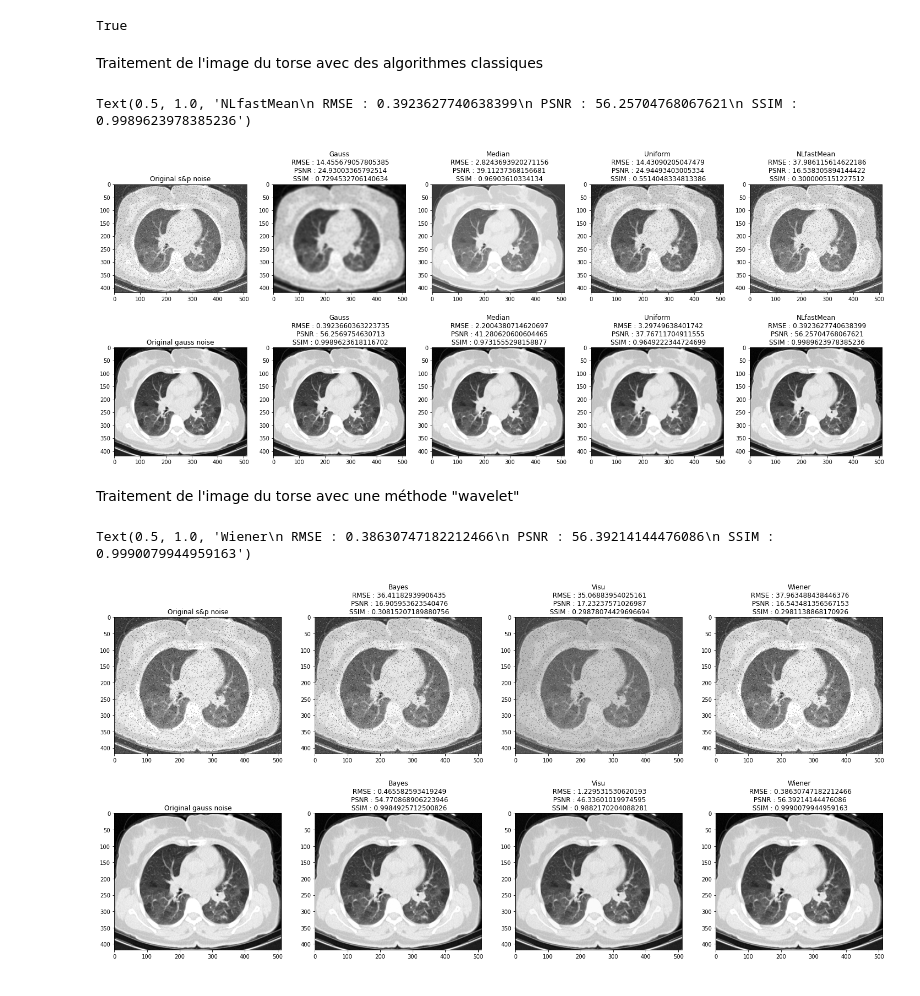
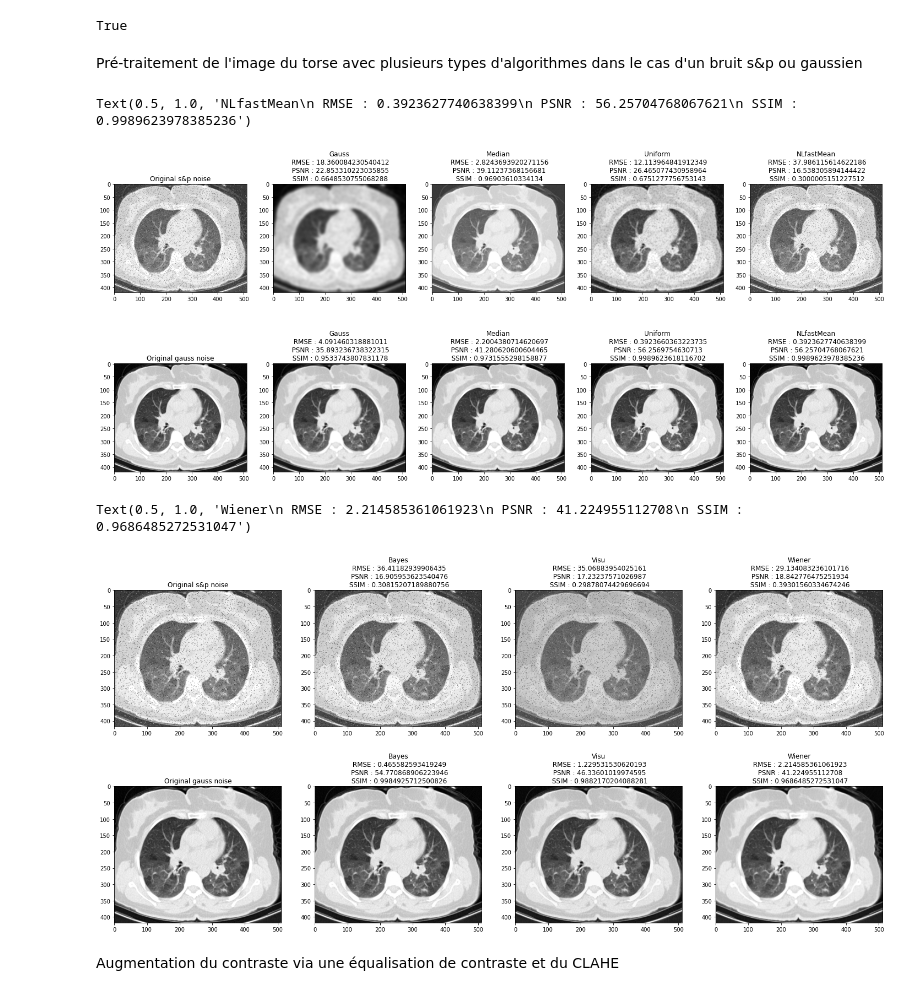
Before and after one commit to MulArt/Medical_Imaging, a Jupyter notebook: Pretraitement.ipynb, the cells around one changed output. Saved outputs shown, nothing was run; the diff lists cells and outputs as text; code cells hidden in the pictures.

```diff
--- a/Pretraitement.ipynb
+++ b/Pretraitement.ipynb
@@ -103,21 +103,21 @@ cv2.imwrite('Crane_s&p.png',
             add_noise(img))
 # %% [output]
 True
-# %% [markdown]
-Traitement de l'image du torse avec des algorithmes classiques
+# %% [markdown]
+Pré-traitement de l'image du torse avec plusieurs types d'algorithmes dans le cas d'un bruit s&p ou gaussien
 # %%
 from skimage import io, img_as_ubyte
 import matplotlib.pyplot as plt
 import numpy as np
 from scipy import ndimage
-from scipy.signal import convolve2d
+from scipy.signal import convolve2d, wiener
 import math
 from skimage.metrics import structural_similarity as ssim
 from skimage.metrics import peak_signal_noise_ratio as PSNR
 from skimage.restoration import denoise_wavelet, denoise_nl_means, estimate_sigma
 import cv2
 
-# Fonction pour le calcul du roor mean square ratio (RMSE)
+# Fonction pour le calcul du root mean square ratio (RMSE)
 def RMSE(imageA, imageB):
     diffrnce = np.subtract(imageA, imageB)
     sqre_err = np.square(diffrnce)
@@ -125,41 +125,41 @@ def RMSE(imageA, imageB):
     root_meansqre_err = math.sqrt(rslt_meansqre_err)
     return root_meansqre_err
 
-# On ouvre l'image du torse avec de bruit s&p
+# Ouverture de l'image du torse avec de bruit s&p
 img1 = cv2.imread("Torse_s&p.png", 0)
 img1 = img1.astype(float)
-#img1=img1/255
 
-# On ouvre l'image du torse avec de bruit gaussien
+# Ouverture de l'image du torse avec de bruit gaussien
 img2 = cv2.imread("Torse_gaussian.png", 0)
 img2 = img2.astype(float)
-#img2=img2/
 
-# On ouvre l'image original
+# Ouverture de l'image original
 original=cv2.imread("Torse.png", 0)
-#original=original/255
 
-# On estime le bruit de l'image
+# Estimation du bruit de l'image
 noise1 = estimate_sigma(img1)
 noise2 = estimate_sigma(img2)
 
-#
-uniform_filtered_img1 = ndimage.uniform_filter(img1, size=3)
-uniform_filtered_img2 = ndimage.uniform_filter(img2, size=3)
+# Application d'un filtre uniforme
+uniform_filtered_img1 = ndimage.uniform_filter(img1, size=5)
+uniform_filtered_img2 = ndimage.uniform_filter(img2, size=1)
 
-#
-blurred_img1 = ndimage.gaussian_filter(img1, sigma=3)
-blurred_img2 = ndimage.gaussian_filter(img2, sigma=0.1)
+# Application d'un filtre gaussien
+# Le filtre gaussian repose sur le principe de convolution avec une matrice de convolution avec des coefficents élevés vers le centre puis qui diminue en s'écartant.
+blurred_img1 = ndimage.gaussian_filter(img1, sigma=noise1)
+blurred_img2 = ndimage.gaussian_filter(img2, sigma=noise2)
 
+# Application d'un filtre médian
 # Fonctionnement filtre médian : Remplace l'entrée par la valeur médiane de ces voisins (window : généralement 3)
 median_img1 = ndimage.median_filter(img1, 3)
 median_img2 = ndimage.median_filter(img2, 3)
 
+# Application d'un filtre moyen non local
 # Fonction filtre nl_means : Prend le moyenne de l'ensemnle des patchs de l'image, puis les pondère en fonction de la ressemblance avec le pixel cible
 dst1 = denoise_nl_means(img1, patch_size=7)
 dst2 = denoise_nl_means(img2, patch_size=7)
 
-#On calcule le RMSE pour l'ensemble des images filtrées
+# Calcul du RMSE pour l'ensemble des images filtrées
 RMSE_gauss1=RMSE(original, blurred_img1)
 RMSE_gauss2=RMSE(original, blurred_img2)
 RMSE_med1=RMSE(original, median_img1)
@@ -169,7 +169,7 @@ RMSE_uni2=RMSE(original, uniform_filtered_img2)
 RMSE_dst1=RMSE(original, dst1)
 RMSE_dst2=RMSE(original, dst2)
 
-# On calcule le "structural similarity index measure" (SSIM) pour l'ensemble des images filtrées
+# Calcul du "structural similarity index measure" (SSIM) pour l'ensemble des images filtrées
 ssim_gauss1=ssim(original,blurred_img1)
 ssim_gauss2=ssim(original,blurred_img2)
 ssim_med1=ssim(original,median_img1)
@@ -179,9 +179,9 @@ ssim_uni2=ssim(original,uniform_filtered_img2)
 ssim_dst1=ssim(original,dst1)
 ssim_dst2=ssim(original,dst2)
 
-# On affiche l'ensemble des images avec les métriques
+# Affichage de l'ensemble des images avec les métriques
 fig = plt.figure()
-fig.set_figheight(10)
+fig.set_figheight(11)
 fig.set_figwidth(25)
 
 fig.add_subplot(2,5,1)
@@ -198,36 +198,34 @@ plt.title("Median\n RMSE : {}\n PSNR : {}\n SSIM : {}".format(RMSE_med1,PSNR(ori
 
 fig.add_subplot(2,5,4)
 plt.imshow(uniform_filtered_img1, cmap='gray')
 plt.title("Uniform\n RMSE : {}\n PSNR : {}\n SSIM : {}".format(RMSE_uni1,PSNR(original,uniform_filtered_img1),ssim_uni1))
 
 fig.add_subplot(2,5,5)
 plt.imshow(dst1, cmap='gray')
 plt.title("NLfastMean\n RMSE : {}\n PSNR : {}\n SSIM : {}".format(RMSE_dst1,PSNR(original,dst1),ssim_dst1))
 
 fig.add_subplot(2,5,6)
 plt.imshow(img2, cmap='gray')
 plt.title('Original gauss noise')
 
 fig.add_subplot(2,5,7)
 plt.imshow(blurred_img2, cmap='gray')
 plt.title("Gauss\n RMSE : {}\n PSNR : {}\n SSIM : {}".format(RMSE_gauss2,PSNR(original,blurred_img2),ssim_gauss2))
 
 fig.add_subplot(2,5,8)
 plt.imshow(median_img2, cmap='gray')
 plt.title("Median\n RMSE : {}\n PSNR : {}\n SSIM : {}".format(RMSE_med2,PSNR(original,median_img2),ssim_med2))
 
 fig.add_subplot(2,5,9)
 plt.imshow(uniform_filtered_img2, cmap='gray')
 plt.title("Uniform\n RMSE : {}\n PSNR : {}\n SSIM : {}".format(RMSE_uni2,PSNR(original,uniform_filtered_img2),ssim_uni2))
 
 fig.add_subplot(2,5,10)
 plt.imshow(dst2, cmap='gray')
 plt.title("NLfastMean\n RMSE : {}\n PSNR : {}\n SSIM : {}".format(RMSE_dst2,PSNR(original,dst2),ssim_dst2))
 # %% [output]
 Text(0.5, 1.0, 'NLfastMean\n RMSE : 0.3923627740638399\n PSNR : 56.25704768067621\n SSIM : 0.9989623978385236')
-[figure, old version]
+[figure, new version]
-# %% [markdown]
-Traitement de l'image du torse avec une méthode "wavelet"
 # %%
 from skimage import io, img_as_ubyte
 import matplotlib.pyplot as plt
@@ -239,7 +237,7 @@ from skimage.metrics import structural_similarity as ssim
 from skimage.metrics import peak_signal_noise_ratio as PSNR
 from skimage.restoration import denoise_wavelet, denoise_nl_means
 
-# Fonction pour le calcul du roor mean square ratio (RMSE)
+# Fonction pour le calcul du root mean square ratio (RMSE)
 def RMSE(imageA, imageB):
     diffrnce = np.subtract(imageA, imageB)
     sqre_err = np.square(diffrnce)
@@ -247,32 +245,30 @@ def RMSE(imageA, imageB):
     root_meansqre_err = math.sqrt(rslt_meansqre_err)
     return root_meansqre_err
 
-# On ouvre l'image du torse avec de bruit s&p
+# Ouverture de l'image du torse avec de bruit s&p
 img1 = cv2.imread("Torse_s&p.png", 0)
 img1 = img1.astype(float)
-#img1=img1/255
 
-# On ouvre l'image du torse avec de bruit gaussien
+# Ouverture de l'image du torse avec de bruit gaussien
 img2 = cv2.imread("Torse_gaussian.png", 0)
 img2 = img2.astype(float)
-#img2=img2/255
 
-# On ouvre l'image du torse original
+# Ouverture de l'image du torse original
 original=cv2.imread("Torse.png", 0)
-#original=original/255
 
-
-# l'image est décomposé en ondelette, puis un seuil est appliqué pour éliminé les ondelette non désirées
+# Application d'un filtre basée sur les ondelettes
+# L'image est décomposé en ondelette avec chacun un coefficient associé, puis un seuil est appliqué pour éliminer les ondelette non désirées
 wavelet_bayes1 = denoise_wavelet(img1, wavelet='sym9', mode='soft', method='BayesShrink')
 wavelet_bayes2 = denoise_wavelet(img2, wavelet='sym9', mode='soft', method='BayesShrink')
 wavelet_visu1 = denoise_wavelet(img1, wavelet='sym9', mode='hard', method='VisuShrink')
 wavelet_visu2 = denoise_wavelet(img2, wavelet='sym9', mode='hard', method='VisuShrink')
 
-#
-wie1=wiener(img1, mysize=3, noise=3)
-wie2=wiener(img2, mysize=3, noise=0.1)
+# Appication d'un filtre Wiener
+# Le Wiener filter va dans un premier temps effectué une estimation du bruit sur l'image puis va chercher à minimiser le plus possible le MSE de l'image
+wie1=wiener(img1, mysize=3)
+wie2=wiener(img2, mysize=3)
 
-# On calcule le RMSE pour l'ensemble des images filtrées
+# Calcul du RMSE pour l'ensemble des images filtrées
 RMSE_bayes1=RMSE(original, wavelet_bayes1)
 RMSE_bayes2=RMSE(original, wavelet_bayes2)
 RMSE_visu1=RMSE(original, wavelet_visu1)
@@ -280,7 +276,7 @@ RMSE_visu2=RMSE(original, wavelet_visu2)
 RMSE_wie1=RMSE(original, wie1)
 RMSE_wie2=RMSE(original, wie2)
 
-# On calcule le "structural similarity index measure" (SSIM) pour l'ensemble des images filtrées
+# Calcul du "structural similarity index measure" (SSIM) pour l'ensemble des images filtrées
 ssim_bayes1=ssim(original,wavelet_bayes1)
 ssim_bayes2=ssim(original,wavelet_bayes2)
 ssim_visu1=ssim(original,wavelet_visu1)
@@ -288,7 +284,7 @@ ssim_visu2=ssim(original,wavelet_visu2)
 ssim_wie1=ssim(original,wie1)
 ssim_wie2=ssim(original,wie2)
 
-# On affiche l'ensemble des images avec les métriques
+# Affichage de l'ensemble des images avec les métriques
 fig = plt.figure()
 fig.set_figheight(12)
 fig.set_figwidth(25)
@@ -325,8 +321,10 @@ fig.add_subplot(2,4,8)
 plt.imshow(wie2, cmap='gray')
 plt.title("Wiener\n RMSE : {}\n PSNR : {}\n SSIM : {}".format(RMSE_wie2,PSNR(original,wie2),ssim_wie2))
 # %% [output]
-Text(0.5, 1.0, 'Wiener\n RMSE : 0.38630747182212466\n PSNR : 56.39214144476086\n SSIM : 0.9990079944959163')
+Text(0.5, 1.0, 'Wiener\n RMSE : 2.214585361061923\n PSNR : 41.224955112708\n SSIM : 0.9686485272531047')
 [figure]
+# %% [markdown]
+Augmentation du contraste via une équalisation de contraste et du CLAHE
 # %%
 import cv2
 import numpy as np
```
Also changed, not shown: parts of 3 cells of this notebook.
